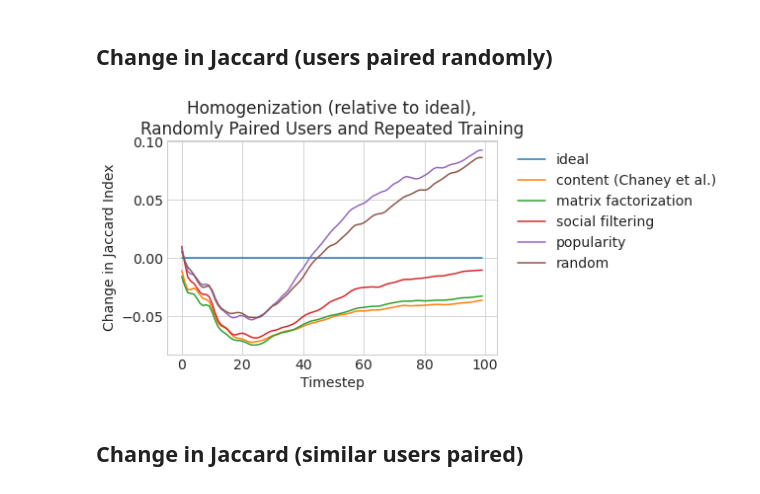
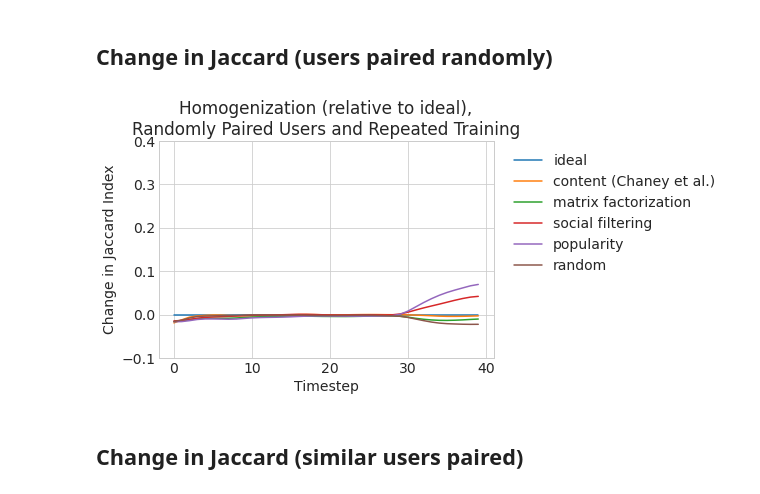
Before and after one commit to sunnymatt/t-recs-experiments, a Jupyter notebook: notebooks/chaney_replication.ipynb, the cells around one changed output. Cells and saved outputs as stored; diff of their text form; code cells hidden in the pictures.

Commit message:
Incorrect constants, clean up code and diagnose differences between ideal recommenders

```diff
--- a/notebooks/chaney_replication.ipynb
+++ b/notebooks/chaney_replication.ipynb
@@ -268,9 +290,9 @@ class IdealRecommender(ContentFiltering):
         this doesn't actually matter because the IdealRecommender
         uses its perfect score function, not
         """
-        NUM_ITEMS = new_items.shape[1]
+        num_items = new_items.shape[1]
         num_attr = self.items_hat.shape[0]
-        item_representation = np.random.rand(num_attr, NUM_ITEMS)
+        item_representation = np.random.rand(num_attr, num_items)
         self.items_hat = np.hstack([self.items_hat, item_representation])
 
 def perfect_scores_first_items(max_items, true_scores):
@@ -315,16 +335,15 @@ NameError: name 'users' is not defined
 # random recommender - randomly update users at every step
 class RandomRecommender(ContentFiltering):
     def _update_internal_state(self, interactions):
-        self.users_hat[:, :] = np.random.rand(*self.users_hat.shape)
-        self.items_hat[:, :] = np.random.rand(*self.items_hat.shape)
+        pass
 
     def process_new_items(self, new_items):
         """
         Generate random attributes for new items.
         """
-        NUM_ITEMS = new_items.shape[1]
+        num_items = new_items.shape[1]
         num_attr = self.items_hat.shape[0]
-        item_representation = np.random.rand(num_attr, NUM_ITEMS)
+        item_representation = np.random.rand(num_attr, num_items)
         self.items_hat = np.hstack([self.items_hat, item_representation])
 # %%
 # Chaney ContentFiltering - uses NNLS solver
@@ -360,8 +379,8 @@ Now, we actually run the recommender system models on the synthetic datasets. Af
 
 Note that this is the "repeated training" case, where algorithms are repeatedly updated with new data at each iteration.
 # %%
-STARTUP_ITERS = 10
-SIM_ITERS = 90 # TODO: CHANGE WHEN NOT TESTING
+STARTUP_ITERS = 30
+SIM_ITERS = 10 # TODO: CHANGE WHEN NOT TESTING
 NEW_ITEMS_PER_ITER = 10
 TOTAL_ITEMS_IN_STARTUP = NEW_ITEMS_PER_ITER * STARTUP_ITERS
 ATTENTION_EXP = -0.8 # from Chaney paper, attention function is f(n) = n^(-0.8)
@@ -468,19 +487,19 @@ def run_pop_sim(item_attrs, noisy_utilities, pairs, repeated_training):
     p.run(train_between_steps=repeated_training, **run_params)
     return p
 
-def run_random_sim(item_attrs, noisy_utilities, pairs, repeated_training):
+def run_random_sim(item_attrs, noisy_utilities, pairs):
     u, item_factory, empty_items = initialize_users_and_items(noisy_utilities, item_attrs)
     r = RandomRecommender(
         creators=item_factory,
         actual_item_representation=empty_items,
         actual_user_representation=u,
-        score_fn=freeze_scores_after_n_items(TOTAL_ITEMS_IN_STARTUP),
+        score_fn=random_score_first_n_items(TOTAL_ITEMS_IN_STARTUP),
         **init_params
     )
     r.add_metrics(InteractionSimilarity(pairs), InteractionSimilarity(pairs, name="similar_user_jaccard")) # random pairing of users
     r.startup_and_train(timesteps=STARTUP_ITERS)
     r.set_num_items_per_iter(TOTAL_ITEMS_IN_STARTUP + NEW_ITEMS_PER_ITER)
-    r.run(train_between_steps=repeated_training, **run_params)
+    r.run(train_between_steps=True, **run_params)
     return r
 # %%
 model_keys = ["ideal", "content_chaney", "mf", "sf", "popularity", "random"]
@@ -491,7 +510,7 @@ rep_train_models = {}
 for i in range(NUM_SIMS):
     true_prefs = users[i] # underlying true preferences
     true_scores = true_utilities[i]
-    noisy_scores = known_utils[0]
+    noisy_scores = known_utils[i]
     item_representation = items[i].T
     social_network = social_networks[i]
 
@@ -504,7 +523,7 @@ for i in range(NUM_SIMS):
     rep_train_models["mf"] = run_mf_sim(item_representation, noisy_scores, pairs, repeated_training)
     rep_train_models["sf"] = run_sf_sim(social_network, item_representation, noisy_scores, pairs, repeated_training)
     rep_train_models["popularity"] = run_pop_sim(item_representation, noisy_scores, pairs, repeated_training)
-    rep_train_models["random"] = run_random_sim(item_representation, noisy_scores, pairs, repeated_training)
+    rep_train_models["random"] = run_random_sim(item_representation, noisy_scores, pairs)
 
     # extract results from each model
     for model_key in model_keys:
@@ -541,14 +560,14 @@ id_to_readable = {
 # %%
 for m in model_keys:
     plt.plot(gaussian_filter1d(np.copy(relative_jaccard[m][:200]), sigma=sigma), label=id_to_readable[m])
 plt.ylabel("Change in Jaccard Index")
 plt.xlabel("Timestep")
 plt.legend(facecolor='white', framealpha=1, loc='upper right', bbox_to_anchor=(1.7, 1.0))
-# plt.ylim(-0.1, 0.4)
+plt.ylim(-0.1, 0.4)
 plt.title("Homogenization (relative to ideal),\nRandomly Paired Users and Repeated Training")
 plt.savefig('repeated_training_random_pair.pdf', bbox_inches = "tight")
 # %% [output]
-[figure, old version]
+[figure, new version]
 # %% [markdown]
 ## Change in Jaccard (similar users paired)
 # %%
```
Also changed, not shown: parts of 20 cells of this notebook.
